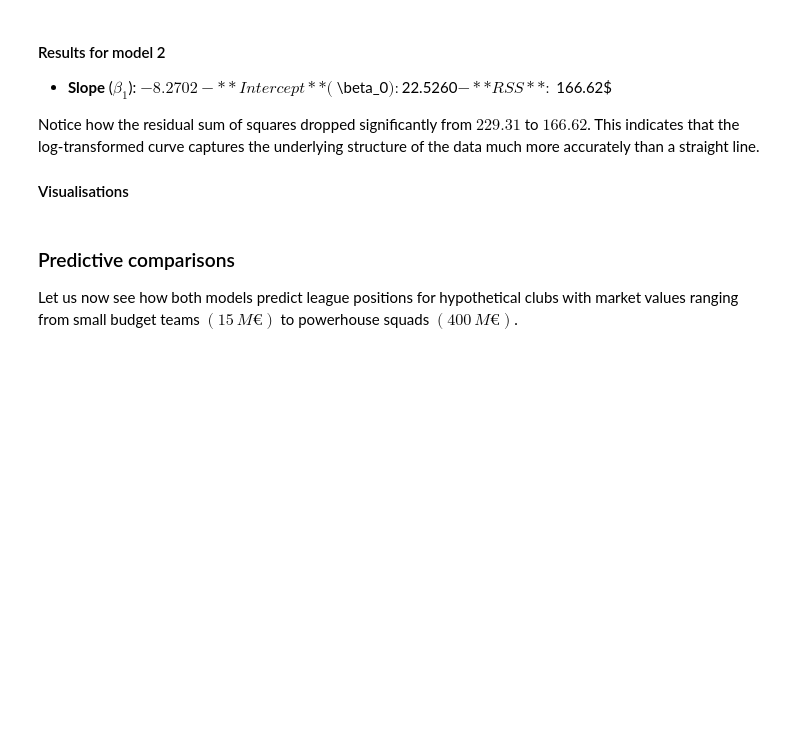
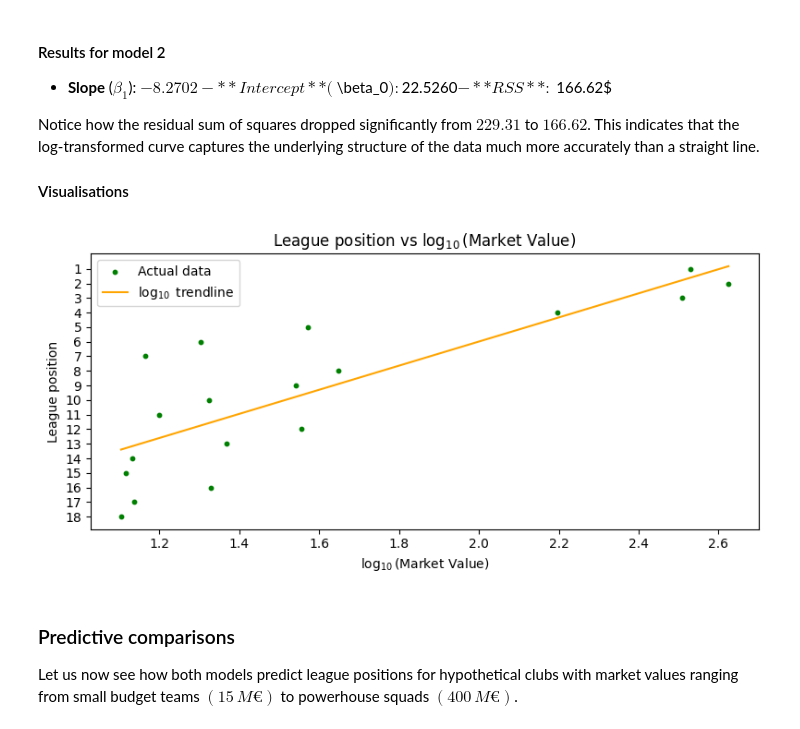
Before and after one commit to NunonuN/ml4research, a Jupyter notebook: notebooks/1+introduction.ipynb, the cells around one changed output. Drawn from its saved outputs; the diff is of its cells as text; code cells hidden in the pictures; blank space fills up the shorter version.

```diff
--- a/notebooks/1+introduction.ipynb
+++ b/notebooks/1+introduction.ipynb
@@ -191,26 +259,28 @@ This indicates that the log-transformed curve captures the underlying structure
 # %%
 plt.figure(figsize=(8, 4))
 plt.clf()
 plt.scatter(
-  dff['log_market_value'], dff['Position'],
+  dff['log10_market_value'], dff['Position'],
   s=10, color='green', label='Actual data'
 )
 x_log10_range = pd.DataFrame({
   "log10_market_value": np.linspace(
     dff['log10_market_value'].min(), dff['log10_market_value'].max(), 100
   )
 })
 plt.plot(
   x_log10_range, mod2.predict(x_log10_range),
   color='orange', linestyle='-', label=r"$\log_{10}$ trendline"
 )
 plt.xlabel(r"$\log_{10}(\text{Market Value})$")
 plt.ylabel("League position")
 plt.title(r"League position vs $\log_{10}(\text{Market Value})$")
 plt.gca().invert_yaxis()
 plt.yticks(sorted(dff['Position'].unique()))
 plt.legend()
 plt.tight_layout();
+# %% [output]
+[figure, added]
 # %% [markdown]
 ### Predictive comparisons
 
```
Also changed, not shown: parts of 13 cells of this notebook, 2 other files.
